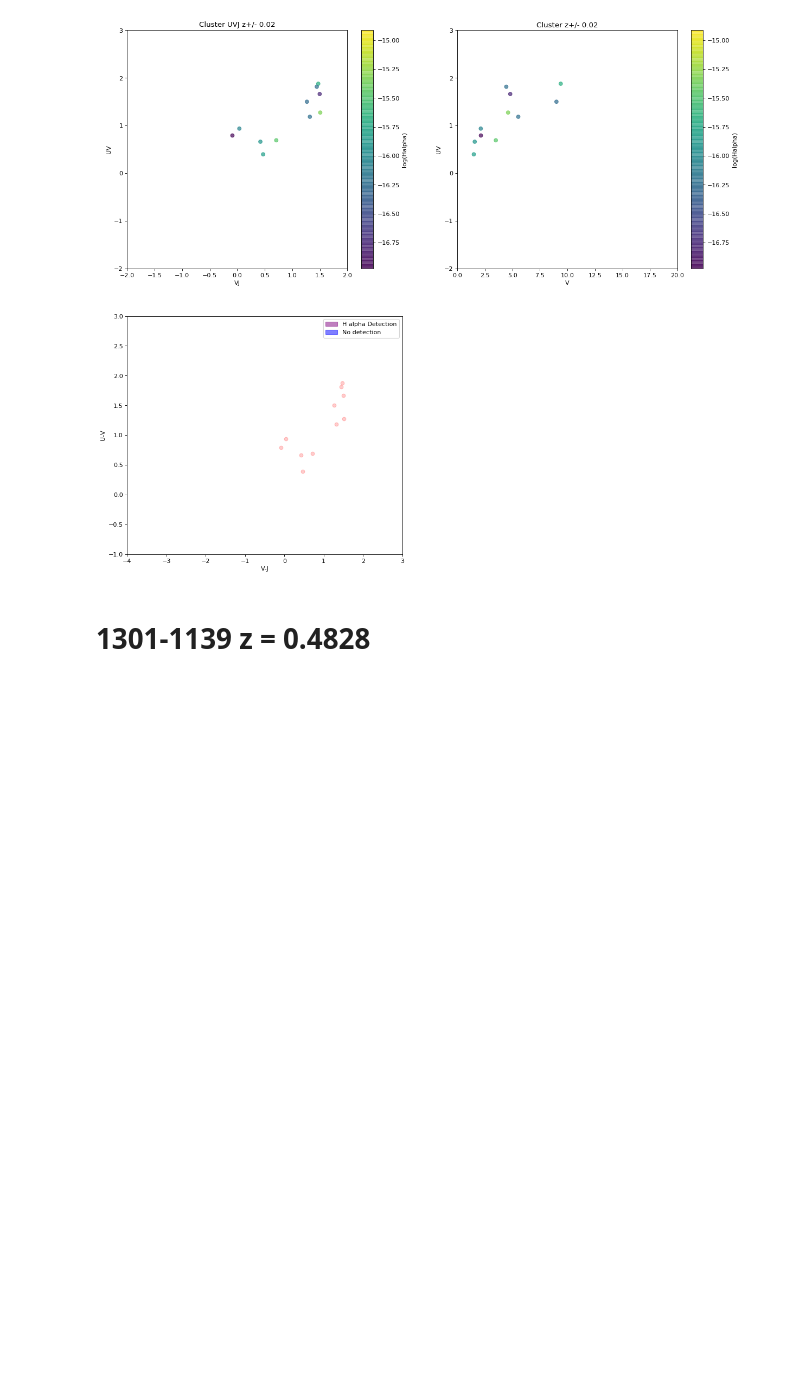
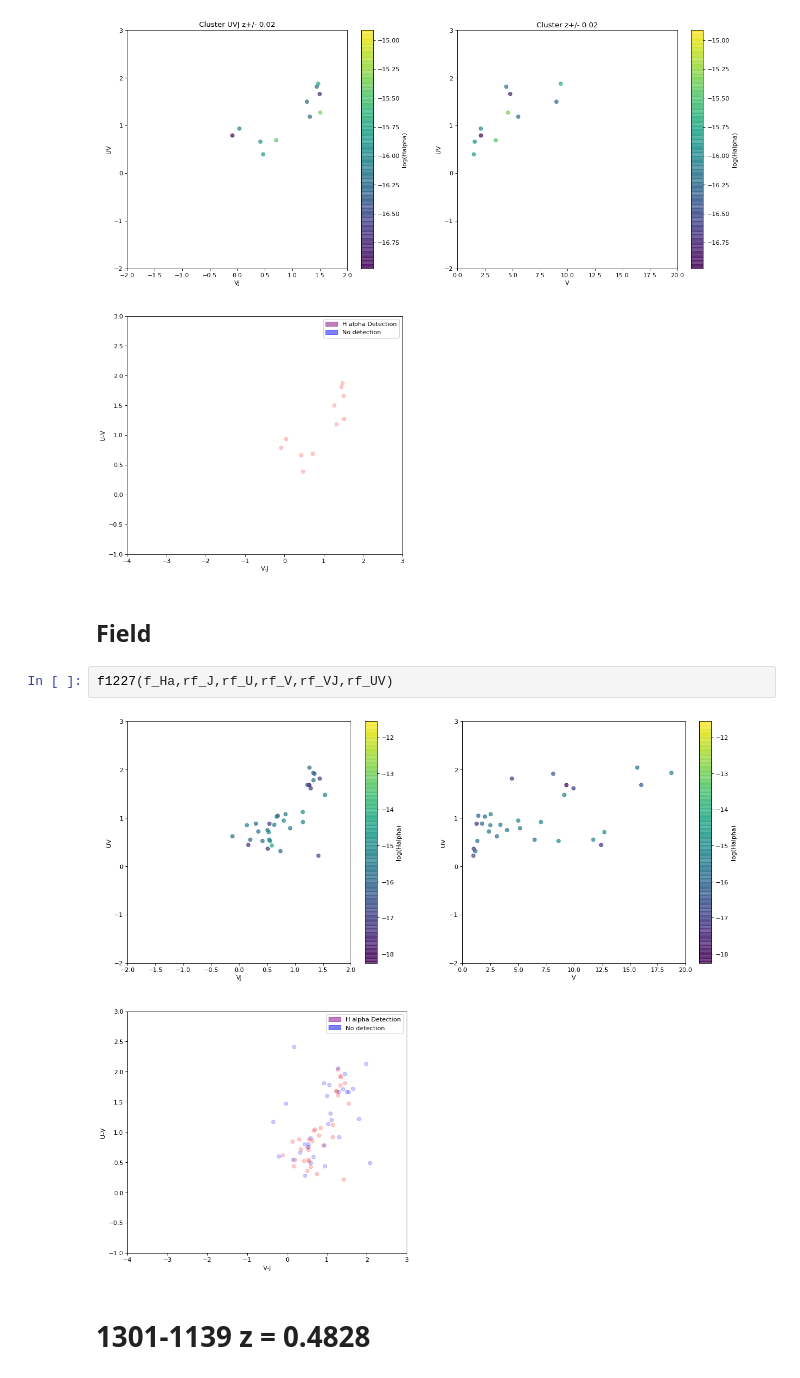
Before and after one commit to jrcooper91/EDisCS, a Jupyter notebook: EDisCS UVJ.ipynb, the cells around one changed output. Drawn from its saved outputs; the diff is of its cells as text; blank space fills up the shorter version.

```diff
--- a/EDisCS UVJ.ipynb
+++ b/EDisCS UVJ.ipynb
@@ -65,6 +81,12 @@ c1138(f_Ha,rf_J,rf_U,rf_V,rf_VJ,rf_UV)
 c1227(f_Ha,rf_J,rf_U,rf_V,rf_VJ,rf_UV)
 # %% [output]
 [figure]
+# %% [markdown]
+## Field
+# %%
+f1227(f_Ha,rf_J,rf_U,rf_V,rf_VJ,rf_UV)
+# %% [output]
+[figure, added]
 # %% [markdown]
 # 1301-1139 z = 0.4828
 # %% [markdown]
```
Also changed, not shown: parts of 12 cells of this notebook, 2 other files.
